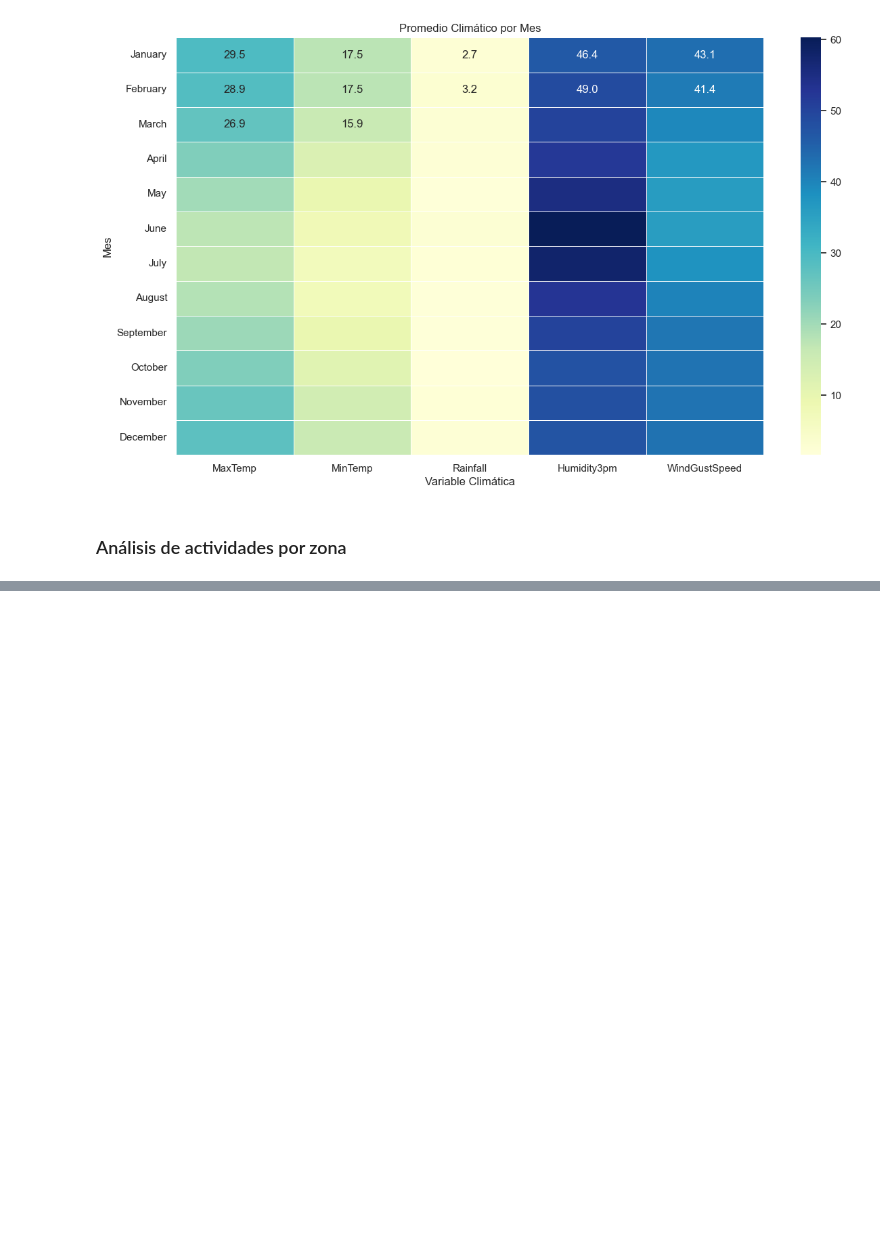
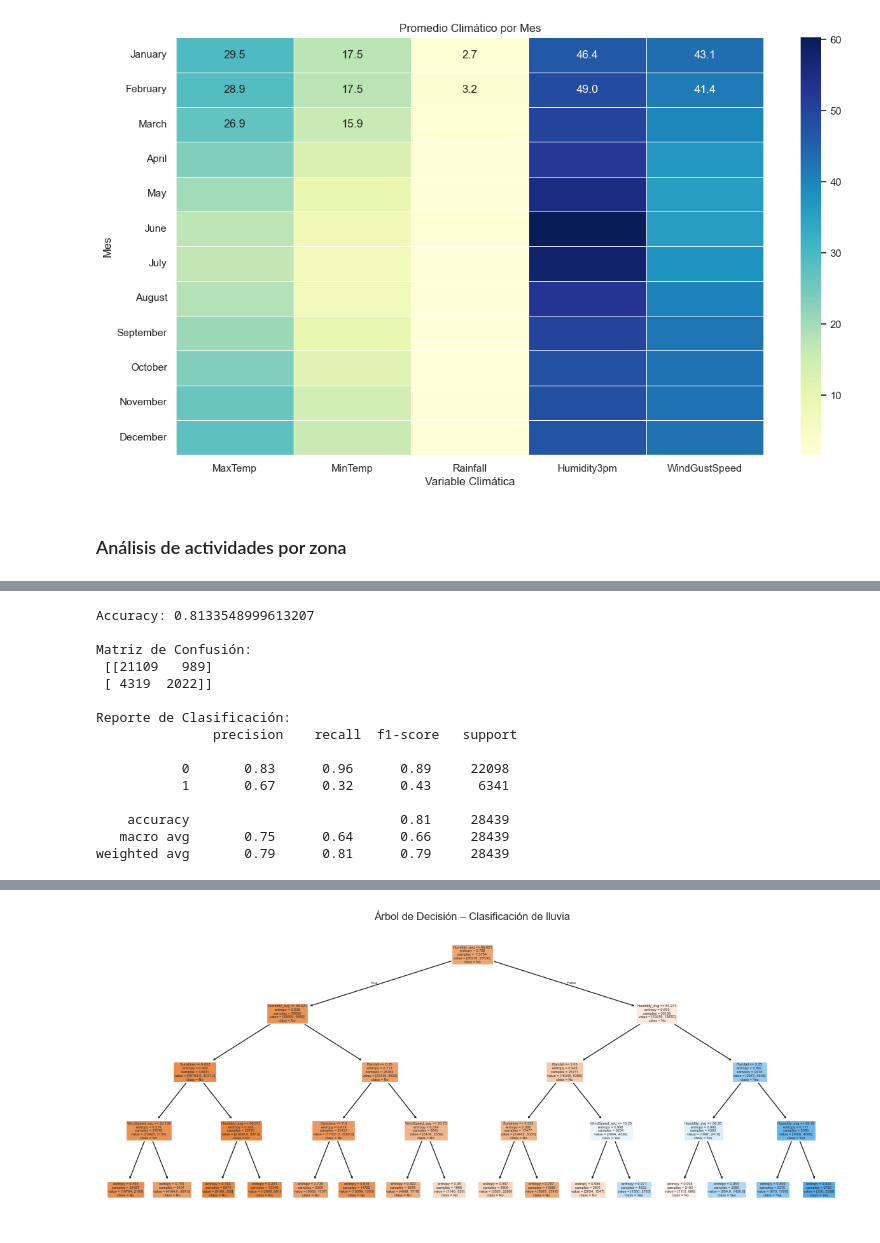
Before and after one commit to Manolowo/MineriadeDatos_Meteorologia, a Jupyter notebook: commonwealth/notebooks/CRISP-DM.ipynb, the cells around one changed output, grey strips where cells are left out. Saved outputs shown, nothing was run; the diff lists cells and outputs as text; code cells hidden in the pictures; blank space fills up the shorter version.

```diff
--- a/commonwealth/notebooks/CRISP-DM.ipynb
+++ b/commonwealth/notebooks/CRISP-DM.ipynb
@@ -810,0 +1270,2 @@ plt.show()
+# %%
+df_c= df.copy()
@@ -810,0 +1292,47 @@ plt.show()
+# %%
+# Variables relevantes para clasificación binaria
+vars_tree = ['Humidity_avg', 'WindSpeed_avg', 'Sunshine', 'Rainfall']
+df_tree = df_c[vars_tree + ['RainTomorrow']].dropna().copy()
+
+# Codificar RainTomorrow
+from sklearn.preprocessing import LabelEncoder
+df_tree['RainTomorrow'] = LabelEncoder().fit_transform(df_tree['RainTomorrow'])
+
+X = df_tree[vars_tree]
+y = df_tree['RainTomorrow']
+
+# División del dataset
+X_train, X_test, y_train, y_test = train_test_split(X, y, test_size=0.2, random_state=42)
+
+# Entrenar modelo de árbol
+tree_clf = DecisionTreeClassifier(criterion='entropy', max_depth=4, random_state=42)
+tree_clf.fit(X_train, y_train)
+y_pred = tree_clf.predict(X_test)
+
+# Evaluación
+print("Accuracy:", accuracy_score(y_test, y_pred))
+print("\nMatriz de Confusión:\n", confusion_matrix(y_test, y_pred))
+print("\nReporte de Clasificación:\n", classification_report(y_test, y_pred))
+
+# Visualizar árbol
+import matplotlib.pyplot as plt
+plt.figure(figsize=(15,6))
+plot_tree(tree_clf, feature_names=vars_tree, class_names=['No', 'Yes'], filled=True)
+plt.title("Árbol de Decisión – Clasificación de lluvia")
+plt.show()
+# %% [output]
+Accuracy: 0.8133548999613207
+
+Matriz de Confusión:
+ [[21109   989]
+ [ 4319  2022]]
+
+Reporte de Clasificación:
+               precision    recall  f1-score   support
+
+           0       0.83      0.96      0.89     22098
+           1       0.67      0.32      0.43      6341
+
+    accuracy                           0.81     28439
+   macro avg       0.75      0.64      0.66     28439
+weighted avg       0.79      0.81      0.79     28439
@@ -810,0 +1340 @@ plt.show()
+[figure, added]
```
Also changed, not shown: parts of 81 cells of this notebook, 4 other files.
